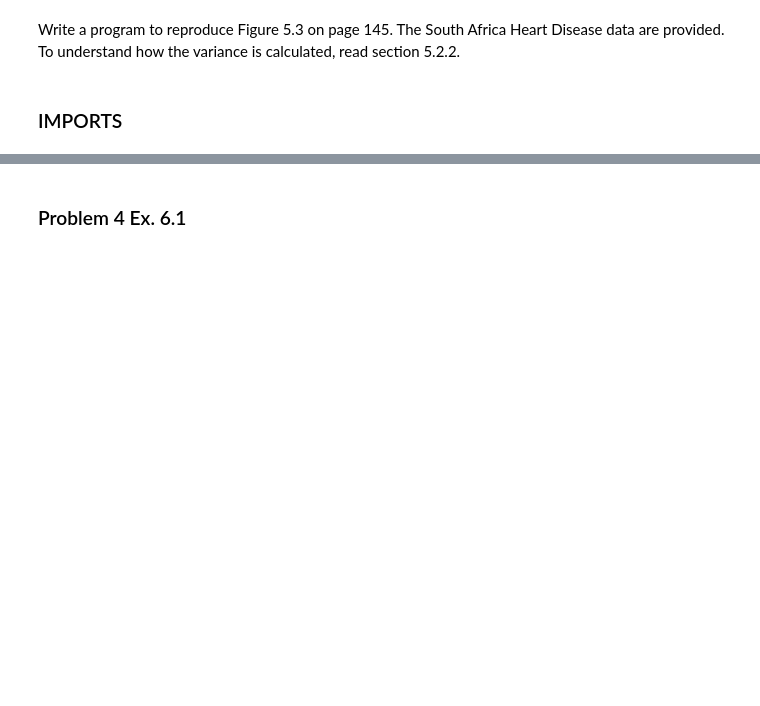
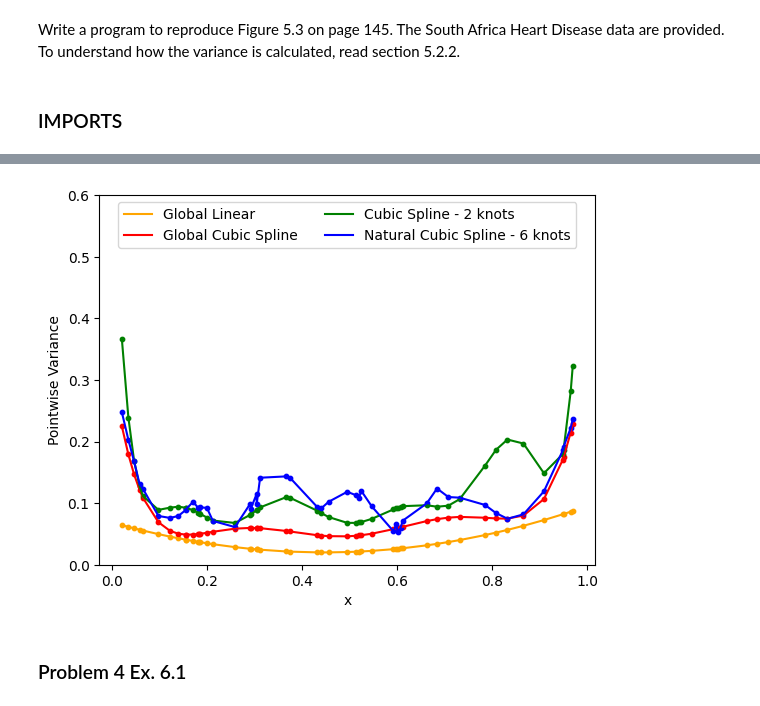
Before and after one commit to ferriitoo/MATH-569-Statistical-Learning, a Jupyter notebook: HW4_Julen_Ferro.ipynb, the cells around one changed output, grey strips where cells are left out. Drawn from its saved outputs; the diff is of its cells as text; code cells hidden in the pictures; blank space fills up the shorter version.

```diff
--- a/HW4_Julen_Ferro.ipynb
+++ b/HW4_Julen_Ferro.ipynb
@@ -344,8 +367,9 @@ test_std = np.std(test_scores, axis=1)
 # %%
 import numpy as np
+import matplotlib.pyplot as plt
 from patsy import dmatrix
 import statsmodels.api as sm
-import plotly.graph_objects as go
+import pandas as pd
 from numpy.linalg import inv
 
 # generate data
@@ -391,56 +415,58 @@ res = multi_dot([x_m, m, x_m.transpose()])
 pt_var_cubic = res.diagonal()
 
 # Fit a cubic spline with two knots at 0.33 and 0.66
 x_cubic = dmatrix('bs(x, knots=(0.33, 0.66))', {'x': x})
 fit_cubic = sm.GLM(y, x_cubic).fit()
 
 # Fit a natural spline with lower and upper bounds
 x_natural = dmatrix('cr(x, df=6, lower_bound=0.1, upper_bound=0.9)', {'x': x})
 fit_natural = sm.GLM(y, x_natural).fit()
 
 # Create spline lines for 50 evenly spaced values of age
 # line_cubic = fit_cubic.predict(dmatrix('bs(xp, knots=(0.33, 0.66))', {'xp': x}))
 # line_natural = fit_natural.predict(dmatrix('cr(xp, df=6)', {'xp': x}))
 
 # natural cubic spline
 H = np.asarray(x_natural)
 sigma = 1
 m_Sigma = sigma * sigma * (inv(np.matmul(H.transpose(), H)))
 m_cubic_natural = multi_dot([H, m_Sigma, H.transpose()])
 res_cubic_natural = m_cubic_natural.diagonal()
 
 # cubic spline
 H = np.asarray(x_cubic)
 sigma = 1
 m_Sigma = sigma * sigma * (inv(np.matmul(H.transpose(), H)))
 m_cubic = multi_dot([H, m_Sigma, H.transpose()])
 res_cubic = m_cubic.diagonal()
 
-# Create traces
-fig = go.Figure()
-fig.add_trace(go.Scatter(x=x, y=pt_var,
-                        mode='lines+markers',
-                        name='Global Linear'))
-fig.add_trace(go.Scatter(x=x, y=pt_var_cubic,
-                        mode='lines+markers',
-                        name='Global Cubic Spline'))
-fig.add_trace(go.Scatter(x=x, y=res_cubic,
-                        mode='lines+markers', name='Cubic Spline - 2 knots'))
-fig.add_trace(go.Scatter(x=x, y=res_cubic_natural,
-                        mode='lines+markers', name='Natural Cubic Spline - 6 knots'))
+# plot graphs with specified colors
+plt.plot(x, pt_var, label='Global Linear', color='orange')
+plt.plot(x, pt_var_cubic, label='Global Cubic Spline', color='red')
+plt.plot(x, res_cubic, label='Cubic Spline - 2 knots', color='green')
+plt.plot(x, res_cubic_natural, label='Natural Cubic Spline - 6 knots', color='blue')
 
-fig.update_layout(
-    xaxis_title="x",
-    yaxis_title="Pointwise Variance",
-)
+# add a scatter plot size parameter for the size of the scatter points
+size = 10
 
-fig.update_layout(legend=dict(
-    yanchor="top",
-    y=0.99,
-    xanchor="center",
-    x=0.5
-))
-fig.show()
+# add scatter points with specified colors
+plt.scatter(x, pt_var, marker='o', color='orange', s= size)
+plt.scatter(x, pt_var_cubic, marker='o', color='red', s= size)
+plt.scatter(x, res_cubic, marker='o', color='green', s= size)
+plt.scatter(x, res_cubic_natural, marker='o', color='blue', s= size)
+
+# set axis labels
+plt.xlabel('x')
+plt.ylabel('Pointwise Variance')
+plt.ylim([0, 0.6])
+
+# add legend
+plt.legend(loc='upper center', bbox_to_anchor=(0.5, 1.0), ncol=2)
+
+# display plot
+plt.show()
+# %% [output]
+[figure, added]
 # %% [markdown]
 ### Problem 4 Ex. 6.1
 # %% [markdown]
```
Also changed, not shown: parts of 3 cells of this notebook.
